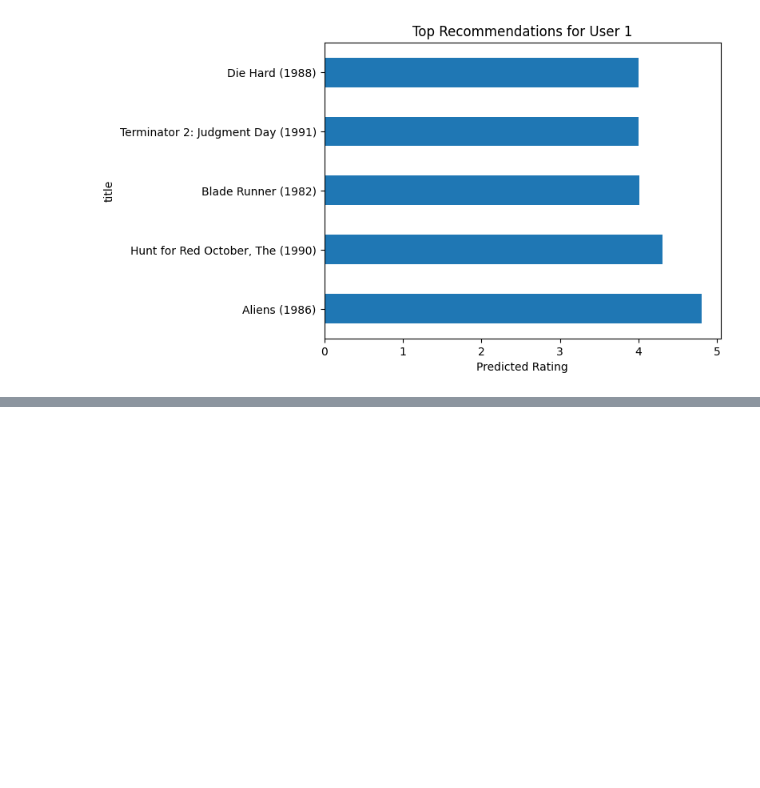
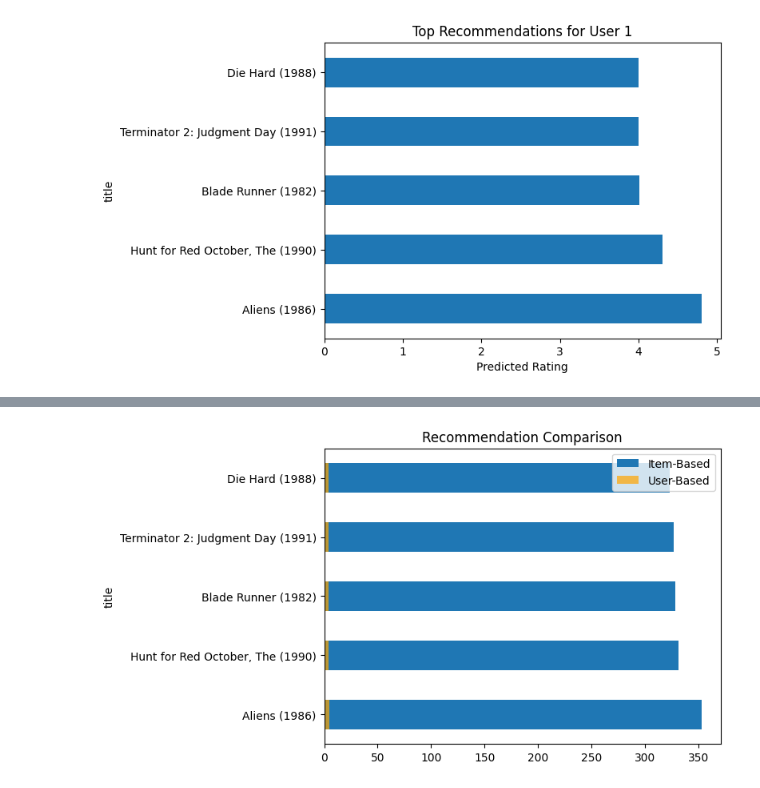
Before and after one commit to dhans2007/ML_LAB, a Jupyter notebook: ML_lab9_1.ipynb, the cells around one changed output, grey strips where cells are left out. Cells and saved outputs as stored; diff of their text form; code cells hidden in the pictures; blank space fills up the shorter version.

```diff
--- a/ML_lab9_1.ipynb
+++ b/ML_lab9_1.ipynb
@@ -237,0 +403,22 @@ plt.show()
+# %%
+#User-based
+user_item_matrix = data.pivot_table(index='user_id', columns='title', values='rating').fillna(0)
+
+user_similarity = cosine_similarity(user_item_matrix)
+
+def recommend_user_based(user_id, n=5):
+    sim_scores = user_similarity[user_id - 1]
+    similar_users = np.argsort(sim_scores)[::-1][1:6]
+
+    weighted_ratings = np.dot(sim_scores[similar_users], user_item_matrix.iloc[similar_users])
+    predicted = weighted_ratings / np.sum(sim_scores[similar_users])
+
+    predicted_series = pd.Series(predicted, index=user_item_matrix.columns)
+
+    already_rated = user_item_matrix.loc[user_id]
+    predicted_series = predicted_series[already_rated == 0]
+
+    return predicted_series.sort_values(ascending=False).head(n)
+
+
+recommend_user_based(1, 5)
@@ -237,0 +433,9 @@ plt.show()
+# %%
+#Comparing recommendations
+user_id = 1
+
+item_based = recommend_item_based(user_id, 5)
+user_based = recommend_user_based(user_id, 5)
+
+print("Item-Based:\n", item_based)
+print("\nUser-Based:\n", user_based)
@@ -237,0 +478,10 @@ plt.show()
+# %%
+#Recommendation Comparision chart
+item_based.plot(kind='barh', label='Item-Based')
+user_based.plot(kind='barh', color='orange', alpha=0.7, label='User-Based')
+
+plt.legend()
+plt.title("Recommendation Comparison")
+plt.show()
+# %% [output]
+[figure, added]
```
Also changed, not shown: parts of 14 cells of this notebook.
